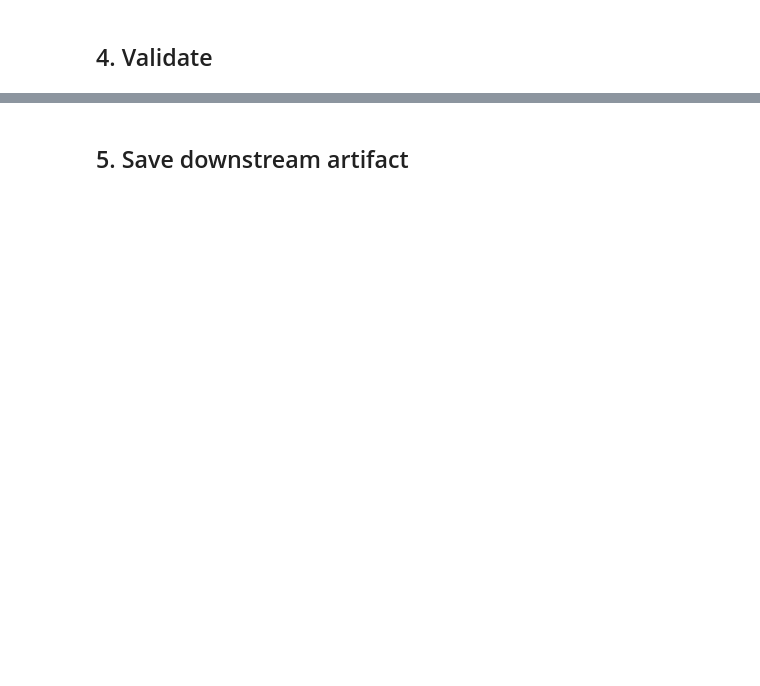
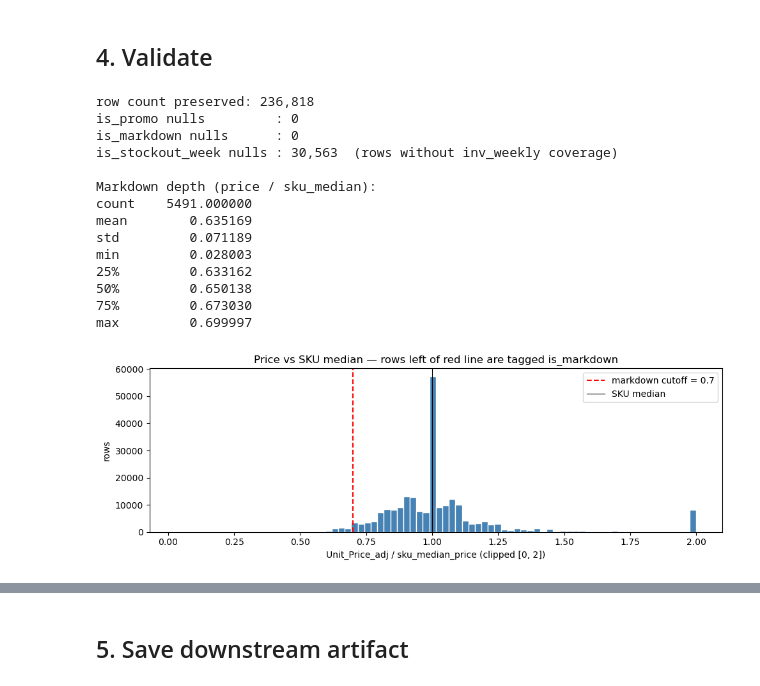
Before and after one commit to binkybarnes/pop_prompt2, a Jupyter notebook: pipeline/05_tag_transactions.ipynb, the cells around one changed output, grey strips where cells are left out. Saved outputs shown, nothing was run; the diff lists cells and outputs as text; code cells hidden in the pictures; blank space fills up the shorter version.

```diff
--- a/pipeline/05_tag_transactions.ipynb
+++ b/pipeline/05_tag_transactions.ipynb
@@ -13,13 +13,29 @@ Tag each sales row with is_promo (promo_cal match), is_markdown (price < thresho
 # %%
 import pandas as pd
 import numpy as np
+import matplotlib.pyplot as plt
 from pathlib import Path
 
 ROOT = Path.cwd().parent if Path.cwd().name == 'pipeline' else Path.cwd()
 DATA = ROOT / 'data'
 ART = ROOT / 'pipeline' / 'artifacts'
 ART.mkdir(parents=True, exist_ok=True)
+
+# Sales LOCNCODE -> DC string (matches inv_weekly.DC from step 04)
+DC_MAP = {'1': 'SF', '2': 'NJ', '3': 'LA', 1: 'SF', 2: 'NJ', 3: 'LA'}
+
+# Tunable thresholds
+MARKDOWN_FACTOR = 0.70   # Unit_Price_adj < 0.70 * SKU median -> is_markdown
 # %% [markdown]
 ## 2. Load upstream
 # %%
-# TODO: load upstream parquet(s) from ART
+sales = pd.read_parquet(ART / 'sales_with_brand.parquet')
+promo_cal = pd.read_parquet(ART / 'promo_cal.parquet')
+inv_weekly = pd.read_parquet(ART / 'inv_weekly.parquet')
+
+# promo_cal.promo_ym was stringified on save; round-trip back to Period[M].
+promo_cal['promo_ym'] = pd.PeriodIndex(promo_cal['promo_ym'], freq='M')
+
+print(f'sales      : {sales.shape}   cols={list(sales.columns)[:8]}...')
+print(f'promo_cal  : {promo_cal.shape}')
+print(f'inv_weekly : {inv_weekly.shape}  confidence={inv_weekly["confidence"].value_counts().to_dict()}')
@@ -30,4 +135,64 @@ ART.mkdir(parents=True, exist_ok=True)
 # %% [markdown]
 ## 4. Validate
 # %%
-# TODO: shape checks, null checks, spot-check a few rows
+# ---- Check 1: shape + no row loss ------------------------------------------
+sales_in = pd.read_parquet(ART / 'sales_with_brand.parquet')
+assert len(sales) == len(sales_in), f'Row count changed! {len(sales_in)} -> {len(sales)}'
+print(f'row count preserved: {len(sales):,}')
+
+# ---- Check 2: null sanity on the 3 flags -----------------------------------
+print(f'is_promo nulls         : {sales["is_promo"].isna().sum()}')
+print(f'is_markdown nulls      : {sales["is_markdown"].isna().sum()}')
+print(f'is_stockout_week nulls : {sales["is_stockout_week"].isna().sum():,}  (rows without inv_weekly coverage)')
+
+# ---- Check 3: markdown threshold distribution ------------------------------
+# How much below median are the markdown rows?
+md = sales[sales['is_markdown'] & sales['sku_median_price'].notna()].copy()
+md['price_ratio'] = md['Unit_Price_adj'] / md['sku_median_price']
+print(f'\nMarkdown depth (price / sku_median):')
+print(md['price_ratio'].describe().to_string())
+
+fig, ax = plt.subplots(figsize=(10, 3.5))
+# All positive-price rows with sku_median -> ratio distribution, highlight md cutoff
+all_ratio = (sales.loc[sales['Unit_Price_adj'] > 0, 'Unit_Price_adj']
+             / sales.loc[sales['Unit_Price_adj'] > 0, 'sku_median_price']).dropna()
+ax.hist(all_ratio.clip(0, 2), bins=80, color='steelblue', edgecolor='white')
+ax.axvline(MARKDOWN_FACTOR, color='red', linestyle='--',
+           label=f'markdown cutoff = {MARKDOWN_FACTOR}')
+ax.axvline(1.0, color='black', linestyle='-', lw=0.8, label='SKU median')
+ax.set_xlabel('Unit_Price_adj / sku_median_price (clipped [0, 2])')
+ax.set_ylabel('rows')
+ax.set_title('Price vs SKU median — rows left of red line are tagged is_markdown')
+ax.legend()
+plt.tight_layout()
+plt.show()
+
+# ---- Check 4: spot-check showcase SKU --------------------------------------
+sku = 'T-32206'
+sub = sales[sales['ITEMNMBR'] == sku]
+print(f'\n{sku} ({len(sub):,} rows):')
+print(f'  is_promo         : {sub["is_promo"].sum():,}  ({sub["is_promo"].mean()*100:.1f}%)')
+print(f'  is_markdown      : {sub["is_markdown"].sum():,}  ({sub["is_markdown"].mean()*100:.1f}%)')
+print(f'  is_stockout_week : {(sub["is_stockout_week"]==True).sum():,}  ({(sub["is_stockout_week"]==True).mean()*100:.1f}%)')
+print(f'  is_clean_demand  : {sub["is_clean_demand"].sum():,}  ({sub["is_clean_demand"].mean()*100:.1f}%)')
+print(f'  sku_median_price : ${sub["sku_median_price"].iloc[0]:.2f}')
+
+# ---- Check 5: is_promo sanity — which brands light up? --------------------
+print('\nis_promo rows by brand:')
+print(sales[sales['is_promo']].groupby('brand').size().sort_values(ascending=False).to_string())
+# %% [output]
+row count preserved: 236,818
+is_promo nulls         : 0
+is_markdown nulls      : 0
+is_stockout_week nulls : 30,563  (rows without inv_weekly coverage)
+
+Markdown depth (price / sku_median):
+count    5491.000000
+mean        0.635169
+std         0.071189
+min         0.028003
+25%         0.633162
+50%         0.650138
+75%         0.673030
+max         0.699997
+[figure, added]
```
Also changed, not shown: parts of 4 cells of this notebook, 1 other file.
